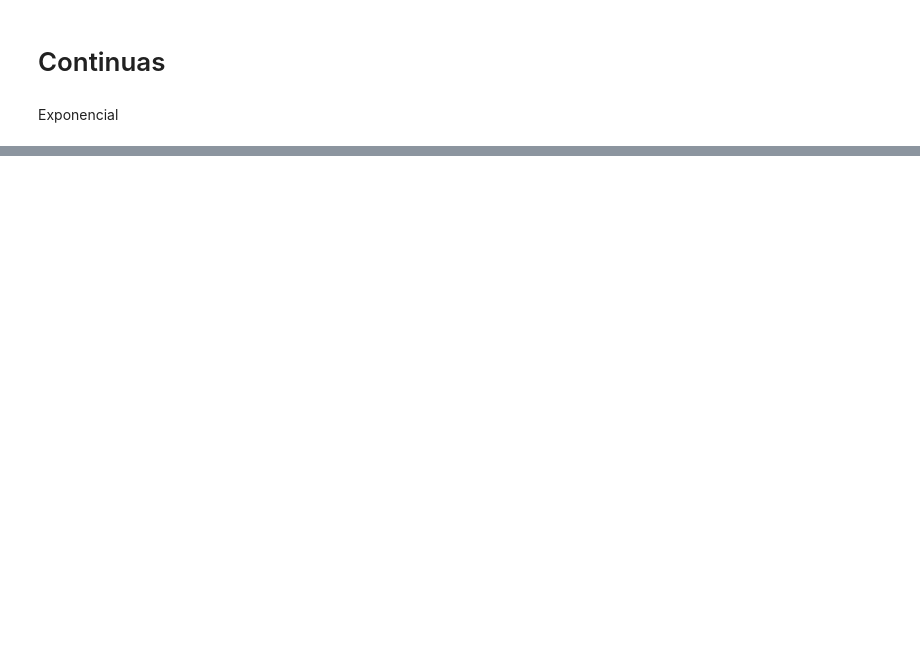
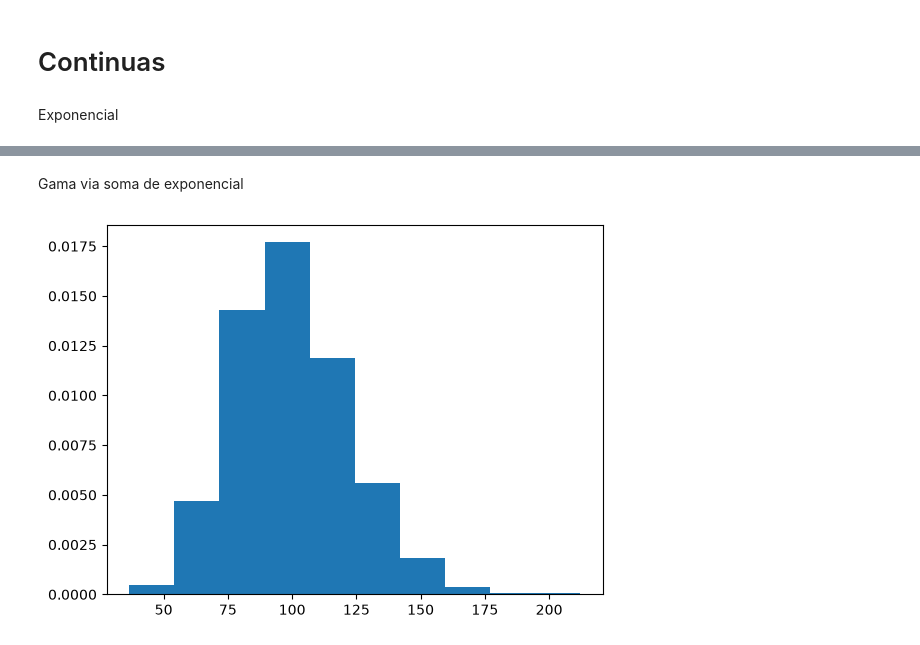
Before and after one commit to SilverPhone784/Prog-Estat, a Jupyter notebook: distribuicoes.ipynb, the cells around one changed output, grey strips where cells are left out. Cells and saved outputs as stored; diff of their text form; code cells hidden in the pictures; blank space fills up the shorter version.

```diff
--- a/distribuicoes.ipynb
+++ b/distribuicoes.ipynb
@@ -285,0 +319,20 @@ plt.show()
+# %% [markdown]
+Gama via soma de exponencial
+# %%
+def gama_exp(k, lam, M):
+  amostra = []
+  for i in range(M):
+    valor = []
+    for j in range(k):
+      x = (-1/lam) * np.log(np.random.uniform())
+      valor.append(x)
+    amostra.append(sum(valor))
+
+  return amostra
+
+dados = gama_exp(20, 1/5, 10_000)
+
+plt.hist(dados, density=True)
+plt.show()
+# %% [output]
+[figure, added]
```
Also changed, not shown: parts of 11 cells of this notebook.
